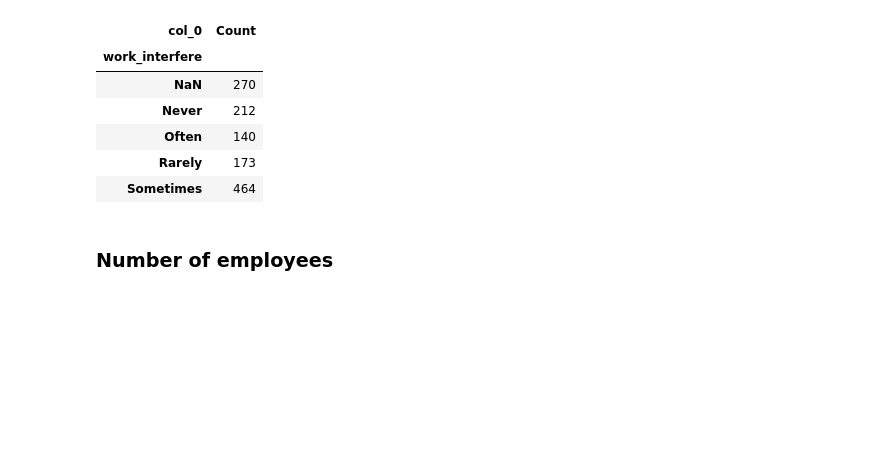
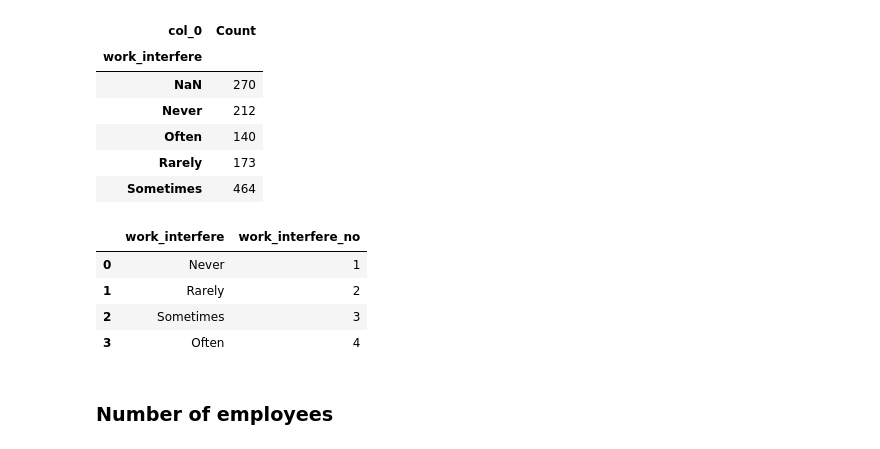
Before and after one commit to Svito-zar/AIweek-hackaton-Health, a Jupyter notebook: mental_health_in_tech/Fredrik/Untitled.ipynb, the cells around one changed output. Cells and saved outputs as stored; diff of their text form; code cells hidden in the pictures; blank space fills up the shorter version.

```diff
--- a/mental_health_in_tech/Fredrik/Untitled.ipynb
+++ b/mental_health_in_tech/Fredrik/Untitled.ipynb
@@ -313,3 +298,12 @@ pd.crosstab(data['work_interfere'].fillna('NaN'), columns='Count')
 | Often | 140 |
 | Rarely | 173 |
 | Sometimes | 464 |
+# %%
+wi_order = pd.DataFrame({'work_interfere': ['Never', 'Rarely', 'Sometimes', 'Often'], 'work_interfere_no': [1, 2, 3, 4]})
+wi_order
+# %% [output]
+|  | work_interfere | work_interfere_no |
+| 0 | Never | 1 |
+| 1 | Rarely | 2 |
+| 2 | Sometimes | 3 |
+| 3 | Often | 4 |
```
Also changed, not shown: parts of 75 cells of this notebook.
